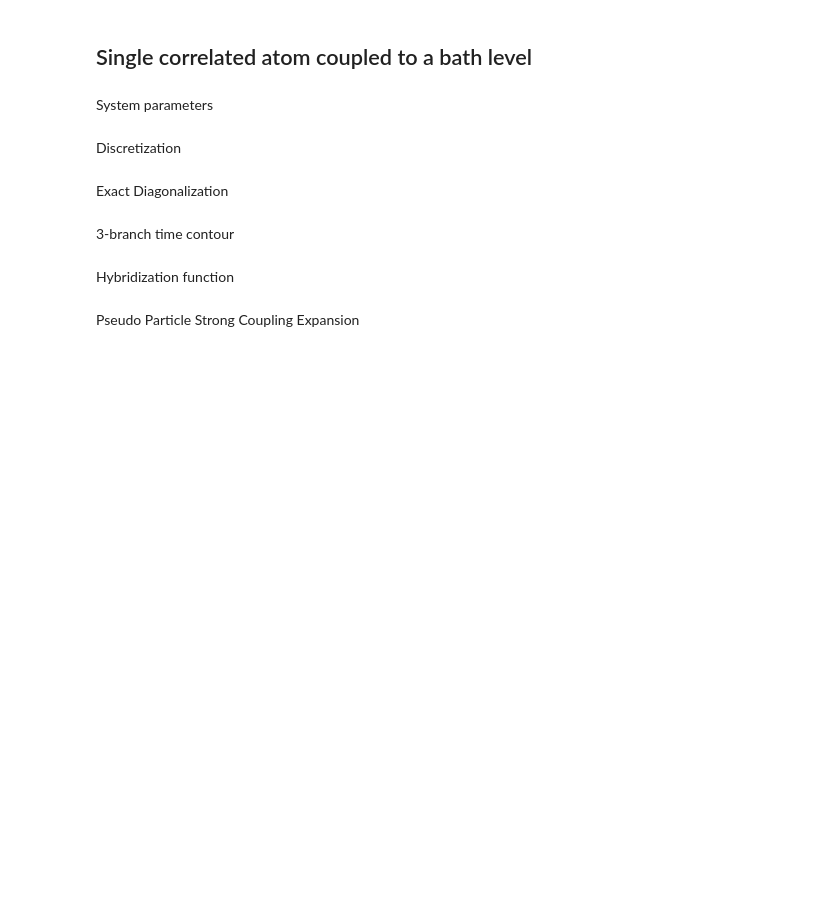
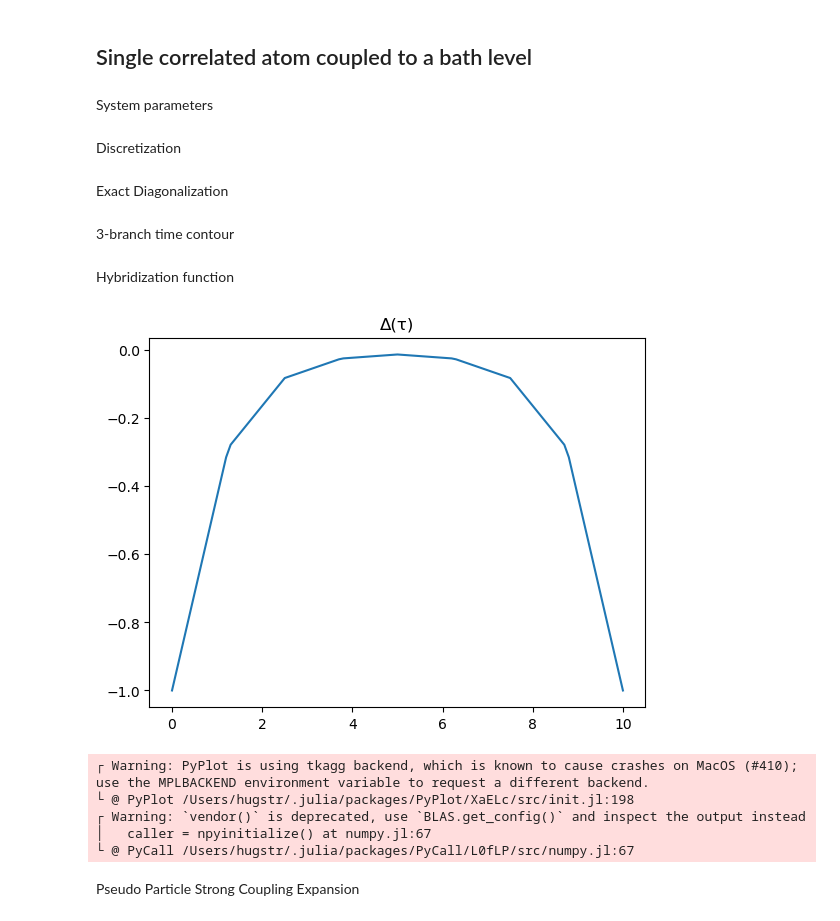
Before and after one commit to krivenko/QInchworm.jl, a Jupyter notebook: experiments/Second order inchworm configuration.ipynb, the cells around one changed output. Saved outputs shown, nothing was run; the diff lists cells and outputs as text; code cells hidden in the pictures; blank space fills up the shorter version.

```diff
--- a/experiments/Second order inchworm configuration.ipynb
+++ b/experiments/Second order inchworm configuration.ipynb
@@ -20,17 +29,19 @@ import LinearAlgebra: norm
 # %% [markdown]
 System parameters
 # %%
-β = 1.0;        # Inverse temperature
+β = 10.;         # Inverse temperature
 U = 1.0;         # Coulomb interaction
 μ = U/2 + 0.3;   # Chemical potential
 B = 0.1;         # Magnetic field
-ϵ = [-0.1, +0.1] # Bath energy levels
+#ϵ = [-0.1, +0.1] # Bath energy levels
+ϵ = [-1.0, +1.0] # Bath energy levels
 V = 1.0;         # Hopping
 # %% [markdown]
 Discretization
 # %%
 nt = 2;
-ntau = 1001;
+ntau = 9;
+#ntau = 1001;
 #ntau = 5001;
 tmax = 1.0;
 # %% [markdown]
@@ -53,16 +64,23 @@ dos = kd.DeltaDOS(ϵ, V^2 * ones(length(ϵ)))
 # %%
 import PyCall; PyCall.pygui(:tk);
 import PyPlot; const plt = PyPlot; plt.pygui(false); plt.svg(true);
 
-tau = Array(LinRange(0, β, 10001))
+tau = Array(LinRange(0, β, 101))
 
 b = contour[kd.imaginary_branch]
 t0 = b(tau[1])
-times = [ b(t) for t in tau ]
+times = [ b(t/β) for t in tau ]
 vals = [ Δ(t, t0) for t in times ]
 
 plt.title("Δ(τ)")
 plt.plot(tau, imag.(vals), "-");
+# %% [output]
+[figure, added]
+┌ Warning: PyPlot is using tkagg backend, which is known to cause crashes on MacOS (#410); use the MPLBACKEND environment variable to request a different backend.
+└ @ PyPlot /Users/hugstr/.julia/packages/PyPlot/XaELc/src/init.jl:198
+┌ Warning: `vendor()` is deprecated, use `BLAS.get_config()` and inspect the output instead
+│   caller = npyinitialize() at numpy.jl:67
+└ @ PyCall /Users/hugstr/.julia/packages/PyCall/L0fLP/src/numpy.jl:67
 # %% [markdown]
 Pseudo Particle Strong Coupling Expansion
 # %%
```
Also changed, not shown: parts of 18 cells of this notebook.
